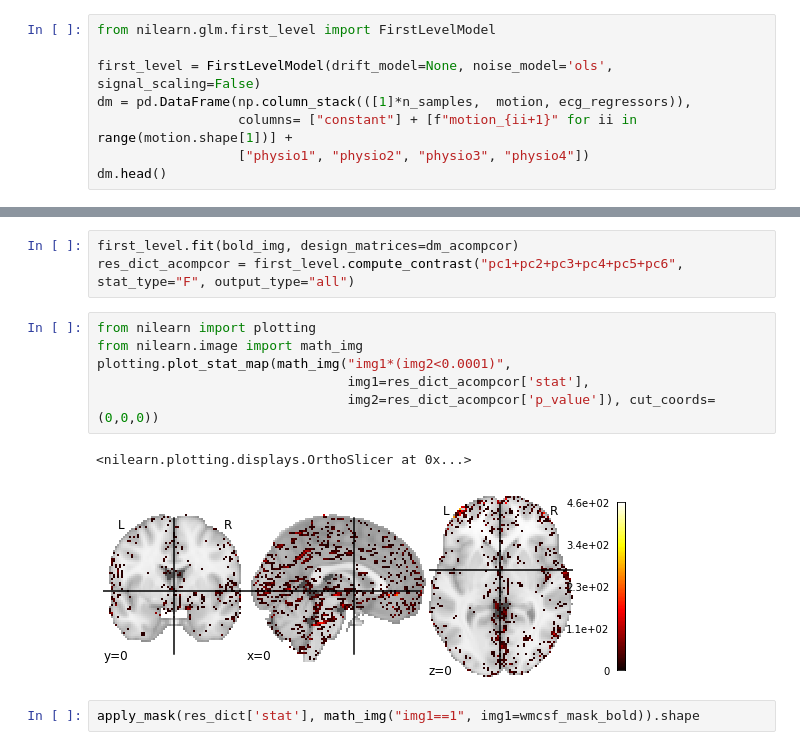
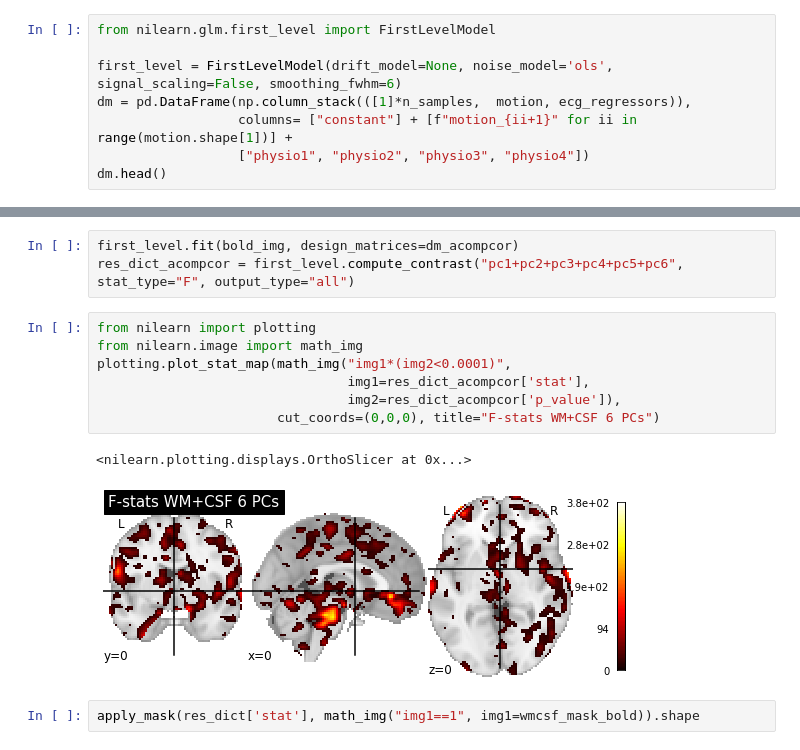
Before and after one commit to CoAxLab/niphlem, a Jupyter notebook: notebooks/demo_hcp.ipynb, the cells around one changed output, grey strips where cells are left out. Drawn from its saved outputs; the diff is of its cells as text.

```diff
--- a/notebooks/demo_hcp.ipynb
+++ b/notebooks/demo_hcp.ipynb
@@ -24,7 +24,7 @@ ecg_regressors = retro_ecg.compute_regressors(signal=ecg_signal, time_scan=frame
 # %%
 from nilearn.glm.first_level import FirstLevelModel
 
-first_level = FirstLevelModel(drift_model=None, noise_model='ols', signal_scaling=False)
+first_level = FirstLevelModel(drift_model=None, noise_model='ols', signal_scaling=False, smoothing_fwhm=6)
 dm = pd.DataFrame(np.column_stack(([1]*n_samples,  motion, ecg_regressors)),
                   columns= ["constant"] + [f"motion_{ii+1}" for ii in range(motion.shape[1])] +
                   ["physio1", "physio2", "physio3", "physio4"])
@@ -122,12 +114,13 @@ res_dict_acompcor = first_level.compute_contrast("pc1+pc2+pc3+pc4+pc5+pc6", stat
 # %%
 from nilearn import plotting
 from nilearn.image import math_img
 plotting.plot_stat_map(math_img("img1*(img2<0.0001)",
                                 img1=res_dict_acompcor['stat'],
-                                img2=res_dict_acompcor['p_value']), cut_coords=(0,0,0))
+                                img2=res_dict_acompcor['p_value']),
+                       cut_coords=(0,0,0), title="F-stats WM+CSF 6 PCs")
 # %% [output]
 <nilearn.plotting.displays.OrthoSlicer at 0x...>
-[figure, old version]
+[figure, new version]
 # %%
 apply_mask(res_dict['stat'], math_img("img1==1", img1=wmcsf_mask_bold)).shape
 # %% [output]
```
Also changed, not shown: parts of 10 cells of this notebook, 4 other files.
